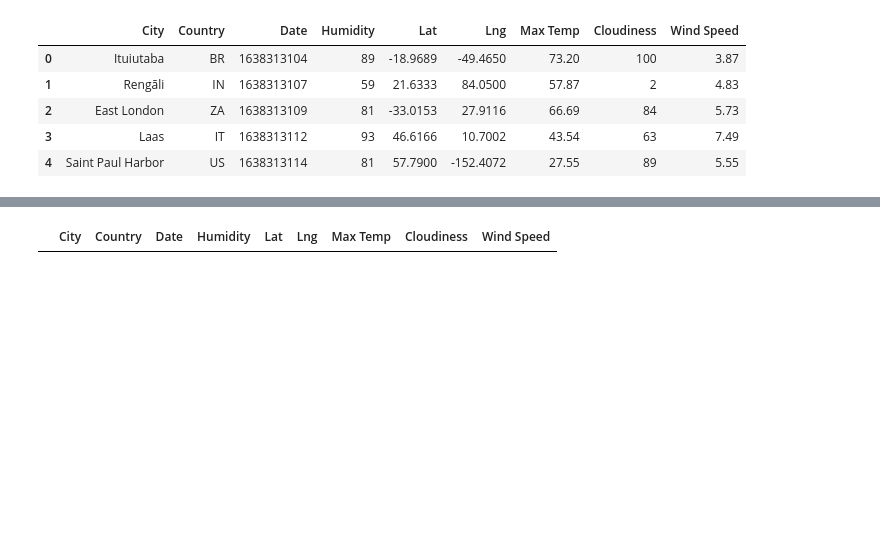
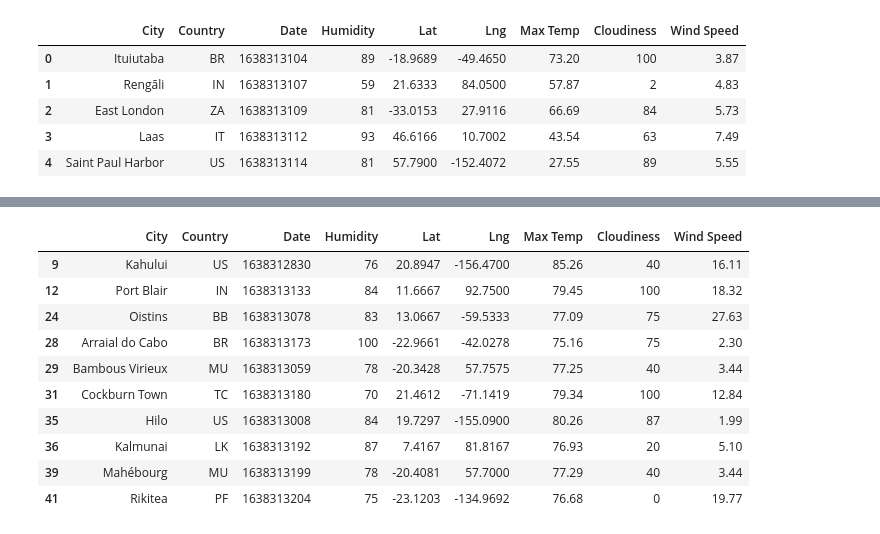
Before and after one commit to utsavchaudharygithub/World_Weather_Analysis, a Jupyter notebook: VacationPy.ipynb, the cells around one changed output, grey strips where cells are left out. Saved outputs shown, nothing was run; the diff lists cells and outputs as text; code cells hidden in the pictures; blank space fills up the shorter version.

```diff
--- a/VacationPy.ipynb
+++ b/VacationPy.ipynb
@@ -80,10 +80,21 @@ What is the maximum temperature you would like for your trip? 90
 # %%
+
 # Filter the dataset to find the cities that fit the criteria.
-preferred_cities_df = city_data_df.loc[(city_data_df["Max Temp"] <= 75) & \
-                                       (city_data_df["Max Temp"] >= 90)]
+preferred_cities_df = city_data_df.loc[(city_data_df["Max Temp"] >= 75) & \
+                                       (city_data_df["Max Temp"] <= 90)]
 preferred_cities_df.head(10)
 # %% [output]
 |  | City | Country | Date | Humidity | Lat | Lng | Max Temp | Cloudiness | Wind Speed |
+| 9 | Kahului | US | 1638312830 | 76 | 20.8947 | -156.4700 | 85.26 | 40 | 16.11 |
+| 12 | Port Blair | IN | 1638313133 | 84 | 11.6667 | 92.7500 | 79.45 | 100 | 18.32 |
+| 24 | Oistins | BB | 1638313078 | 83 | 13.0667 | -59.5333 | 77.09 | 75 | 27.63 |
+| 28 | Arraial do Cabo | BR | 1638313173 | 100 | -22.9661 | -42.0278 | 75.16 | 75 | 2.30 |
+| 29 | Bambous Virieux | MU | 1638313059 | 78 | -20.3428 | 57.7575 | 77.25 | 40 | 3.44 |
+| 31 | Cockburn Town | TC | 1638313180 | 70 | 21.4612 | -71.1419 | 79.34 | 100 | 12.84 |
+| 35 | Hilo | US | 1638313008 | 84 | 19.7297 | -155.0900 | 80.26 | 87 | 1.99 |
+| 36 | Kalmunai | LK | 1638313192 | 87 | 7.4167 | 81.8167 | 76.93 | 20 | 5.10 |
+| 39 | Mahébourg | MU | 1638313199 | 78 | -20.4081 | 57.7000 | 77.29 | 40 | 3.44 |
+| 41 | Rikitea | PF | 1638313204 | 75 | -23.1203 | -134.9692 | 76.68 | 0 | 19.77 |
 # %%
 # Create a hotel_df
 hotel_df = preferred_cities_df.loc[:,["City","Country", "Max Temp", "Lat", "Lng"]].copy()
```
Also changed, not shown: parts of 6 cells of this notebook, 22 other files.
